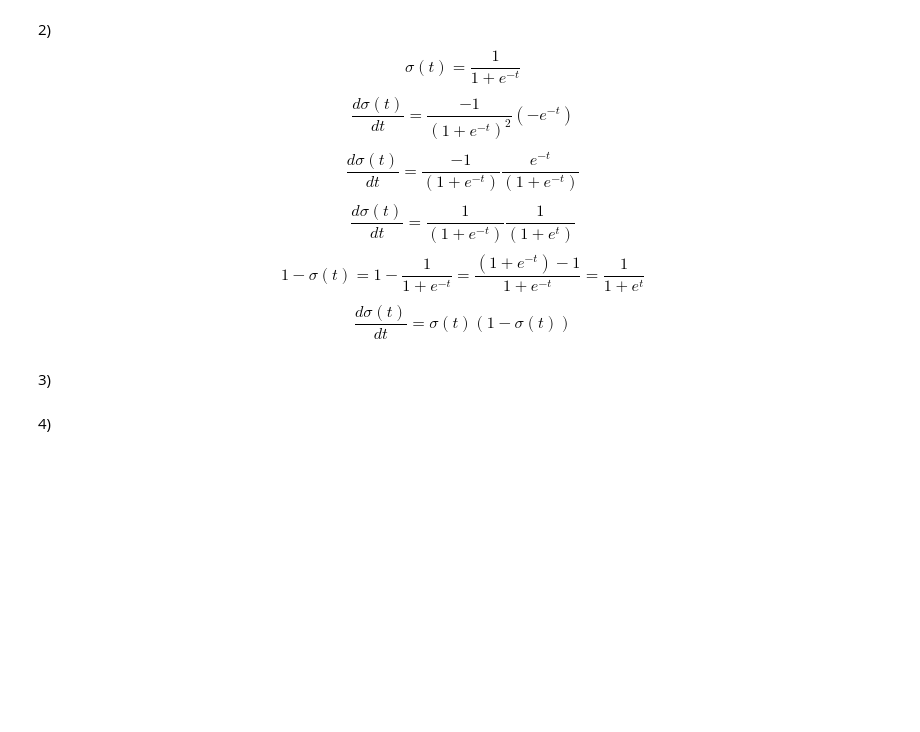
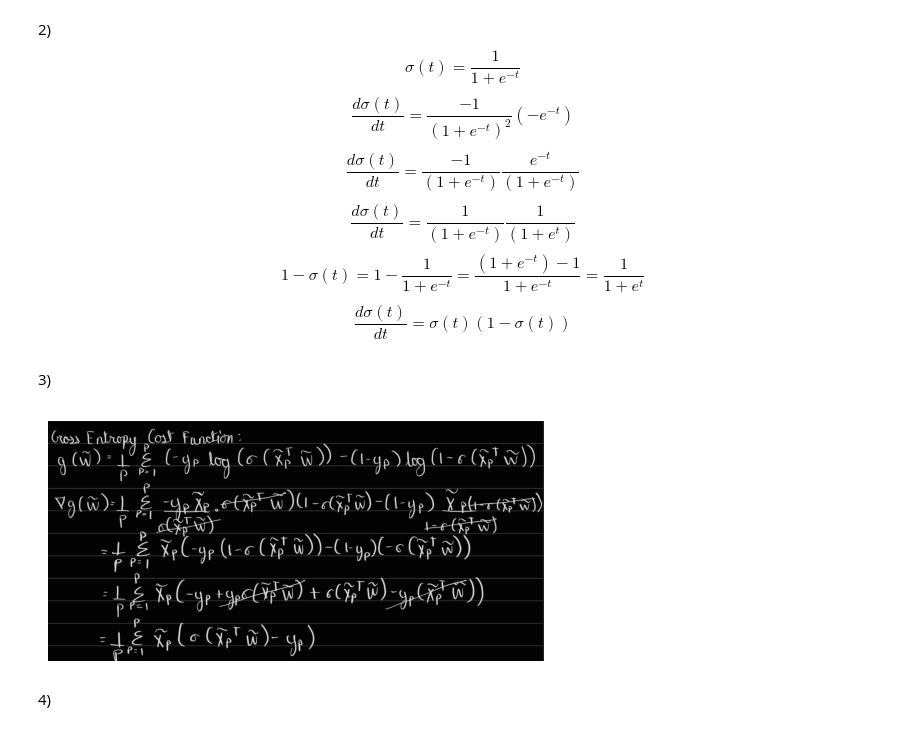
Before and after one commit to dvsh-n/Multiclass-Classification, a Jupyter notebook: main.ipynb, the cells around one changed output. Drawn from its saved outputs; the diff is of its cells as text; code cells hidden in the pictures; blank space fills up the shorter version.

```diff
--- a/main.ipynb
+++ b/main.ipynb
@@ -14,6 +14,14 @@ $$1-\sigma(t) = 1-\dfrac{1}{1+e^{-t}} = \dfrac{(1+e^{-t})-1}{1+e^{-t}} = \dfrac{
 $$\dfrac{d\sigma(t)}{dt} = \sigma(t) (1-\sigma(t))$$
 # %% [markdown]
 3\)
+# %%
+import matplotlib.pyplot as plt
+image = plt.imread('img.jpg')
+plt.imshow(image)
+plt.axis('off')
+plt.show()
+# %% [output]
+[figure, added]
 # %% [markdown]
 4\)
 # %%
```
Also changed, not shown: parts of 5 cells of this notebook, 1 other file.
